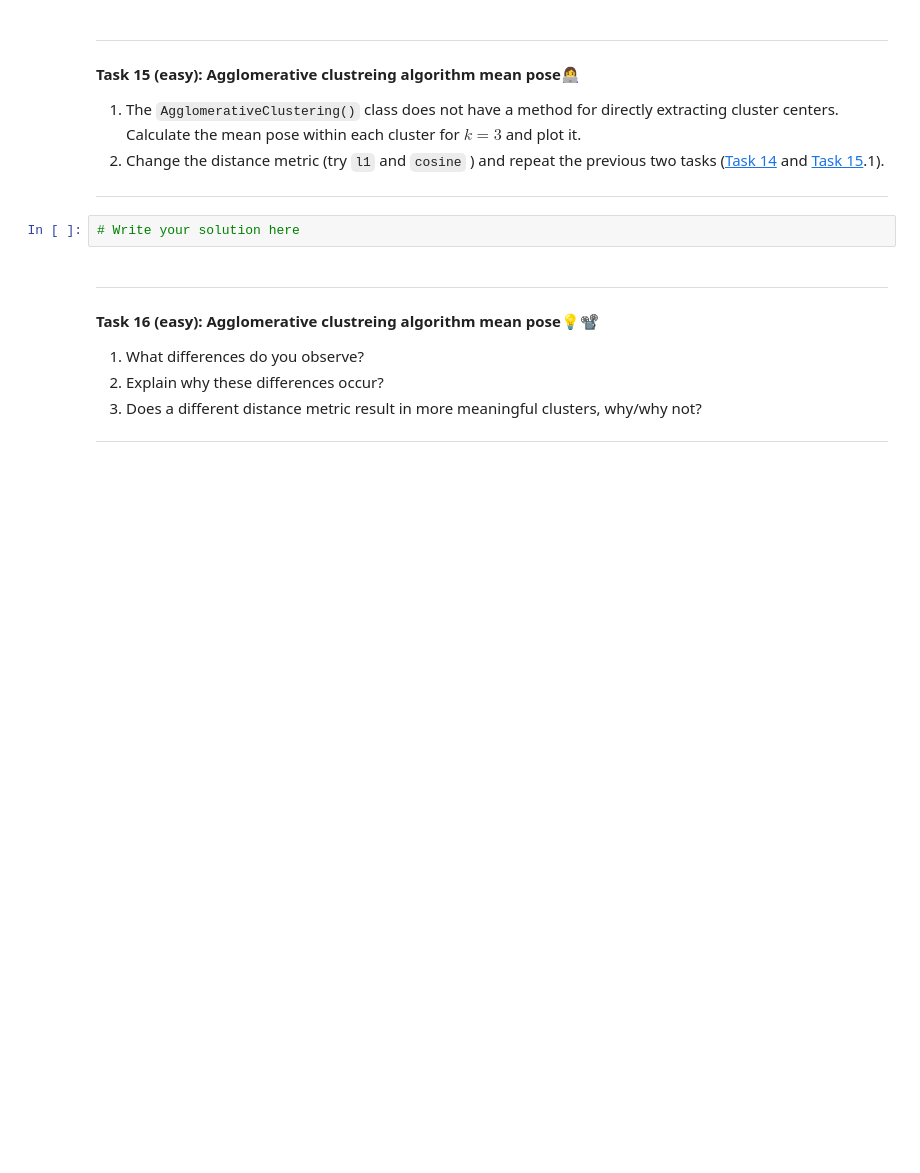
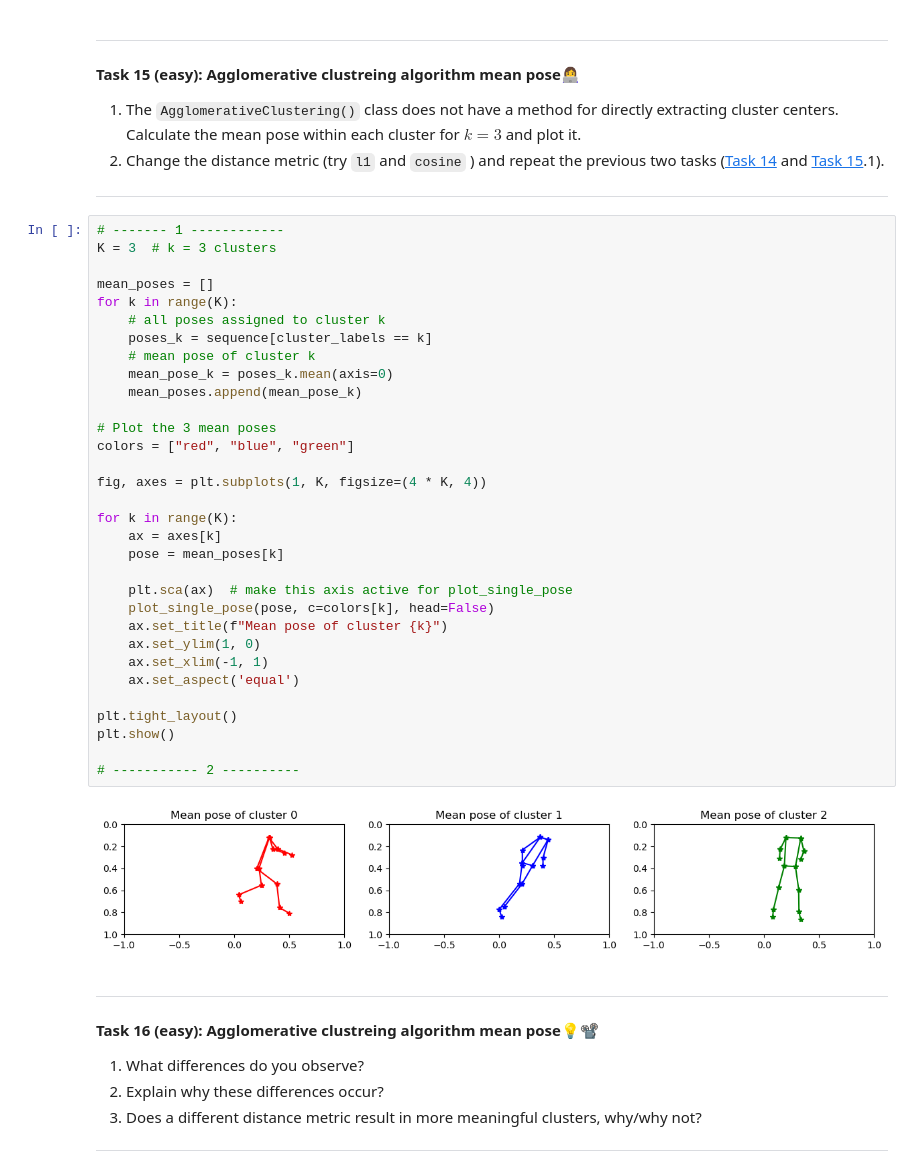
Before and after one commit to Casper2411/MachineLearningExercises, a Jupyter notebook: W13/01-Clustering.ipynb, the cells around one changed output. Cells and saved outputs as stored; diff of their text form; blank space fills up the shorter version.

```diff
--- a/W13/01-Clustering.ipynb
+++ b/W13/01-Clustering.ipynb
@@ -585,7 +633,39 @@ agg_clustering = AgglomerativeClustering(n_clusters=k, metric='euclidean', linka
 
 ---
 # %%
-# Write your solution here
+# ------- 1 ------------
+K = 3  # k = 3 clusters
+
+mean_poses = []
+for k in range(K):
+    # all poses assigned to cluster k
+    poses_k = sequence[cluster_labels == k]
+    # mean pose of cluster k
+    mean_pose_k = poses_k.mean(axis=0)
+    mean_poses.append(mean_pose_k)
+
+# Plot the 3 mean poses
+colors = ["red", "blue", "green"]
+
+fig, axes = plt.subplots(1, K, figsize=(4 * K, 4))
+
+for k in range(K):
+    ax = axes[k]
+    pose = mean_poses[k]
+
+    plt.sca(ax)  # make this axis active for plot_single_pose
+    plot_single_pose(pose, c=colors[k], head=False)
+    ax.set_title(f"Mean pose of cluster {k}")
+    ax.set_ylim(1, 0)
+    ax.set_xlim(-1, 1)
+    ax.set_aspect('equal')
+
+plt.tight_layout()
+plt.show()
+
+# ----------- 2 ----------
+# %% [output]
+[figure, added]
 # %% [markdown]
 
 ---
```
Also changed, not shown: parts of 2 cells of this notebook.
